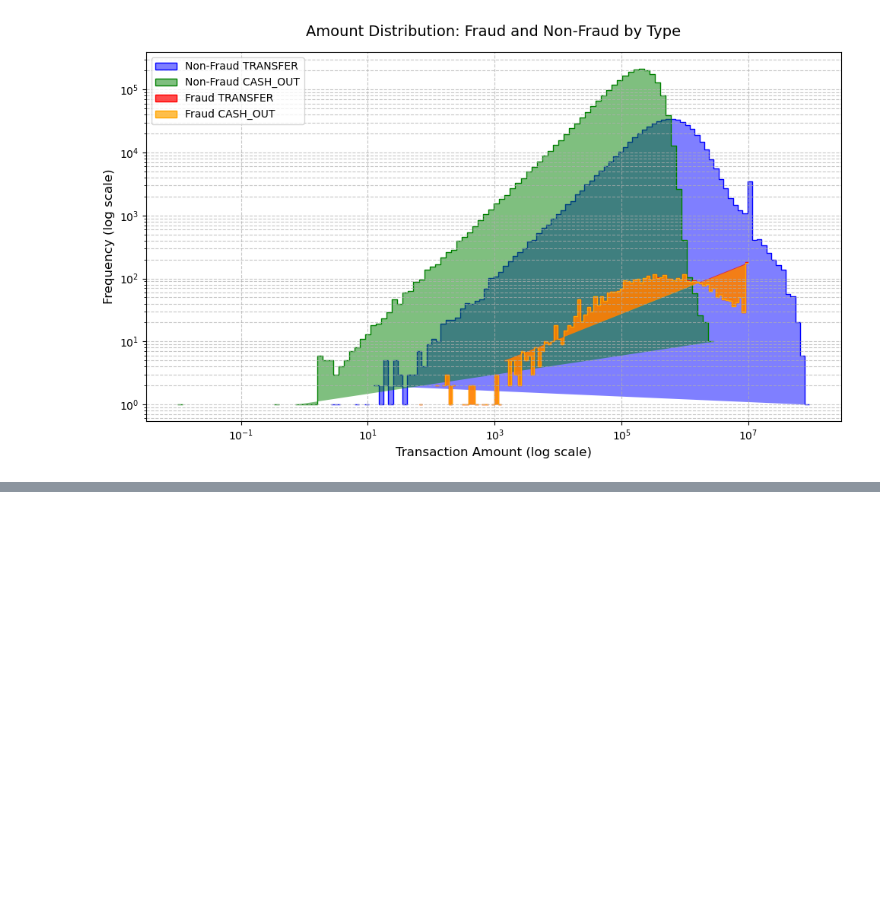
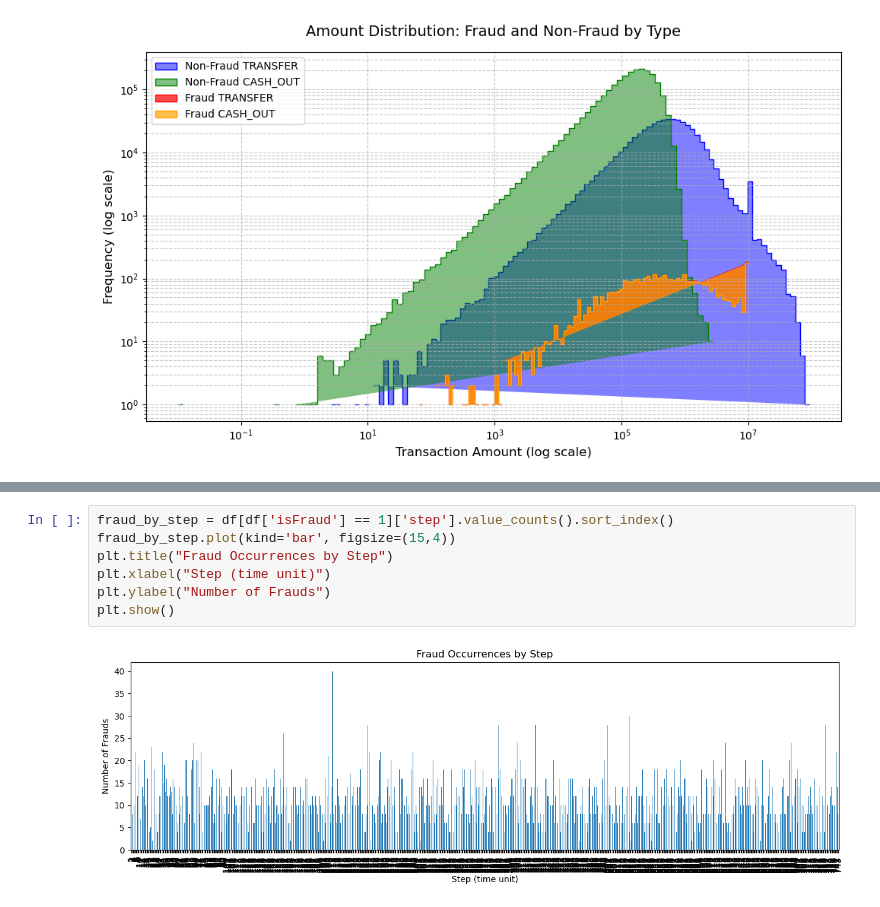
Before and after one commit to B1uewaves/fraud-detect-system, a Jupyter notebook: ml-scoring-python/dataEx.ipynb, the cells around one changed output, grey strips where cells are left out. Saved outputs shown, nothing was run; the diff lists cells and outputs as text; blank space fills up the shorter version.

```diff
--- a/ml-scoring-python/dataEx.ipynb
+++ b/ml-scoring-python/dataEx.ipynb
@@ -409,0 +451,9 @@ plt.show()
+# %%
+fraud_by_step = df[df['isFraud'] == 1]['step'].value_counts().sort_index()
+fraud_by_step.plot(kind='bar', figsize=(15,4))
+plt.title("Fraud Occurrences by Step")
+plt.xlabel("Step (time unit)")
+plt.ylabel("Number of Frauds")
+plt.show()
+# %% [output]
+[figure, added]
```
Also changed, not shown: parts of 6 cells of this notebook, 20 other files.
